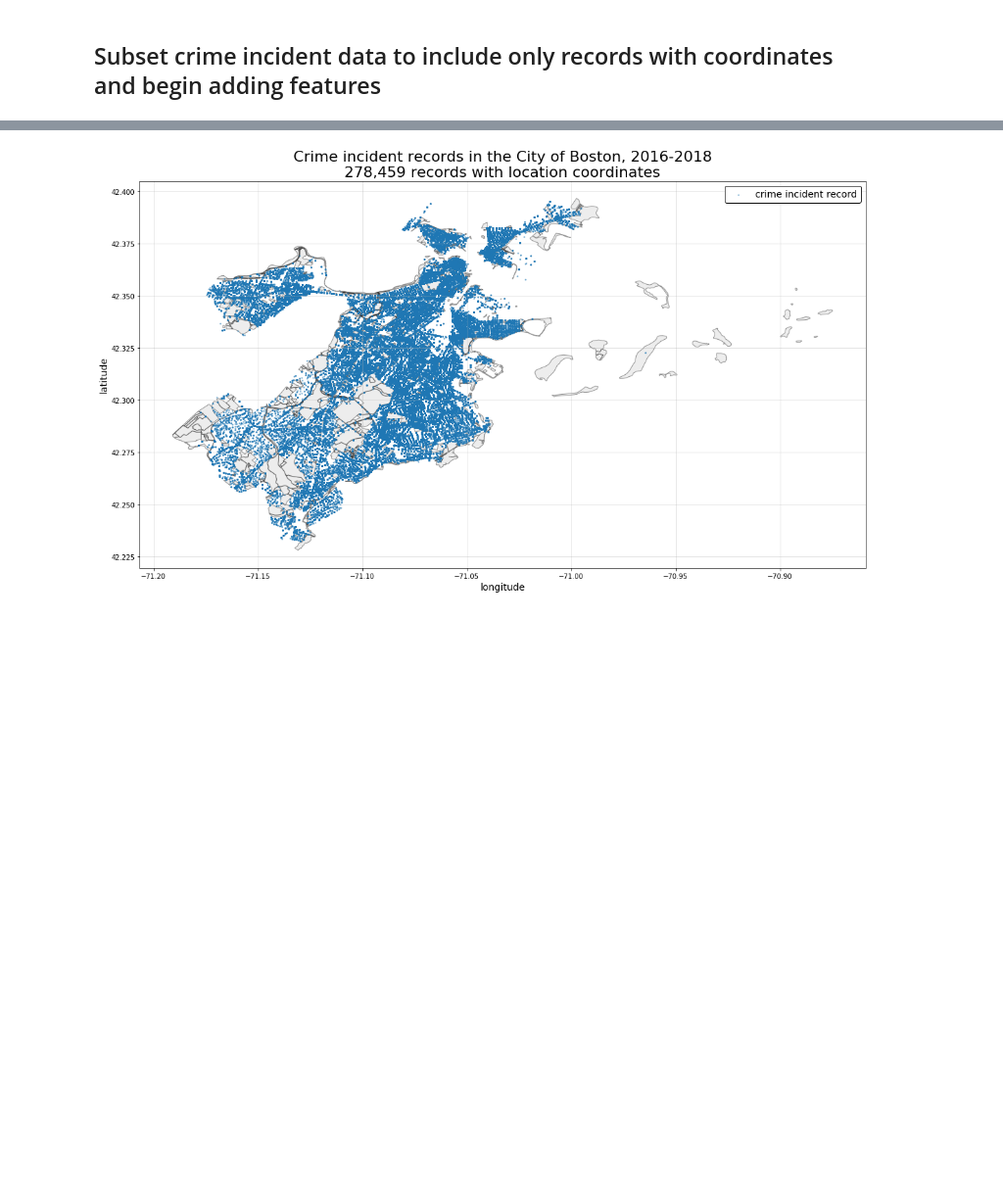
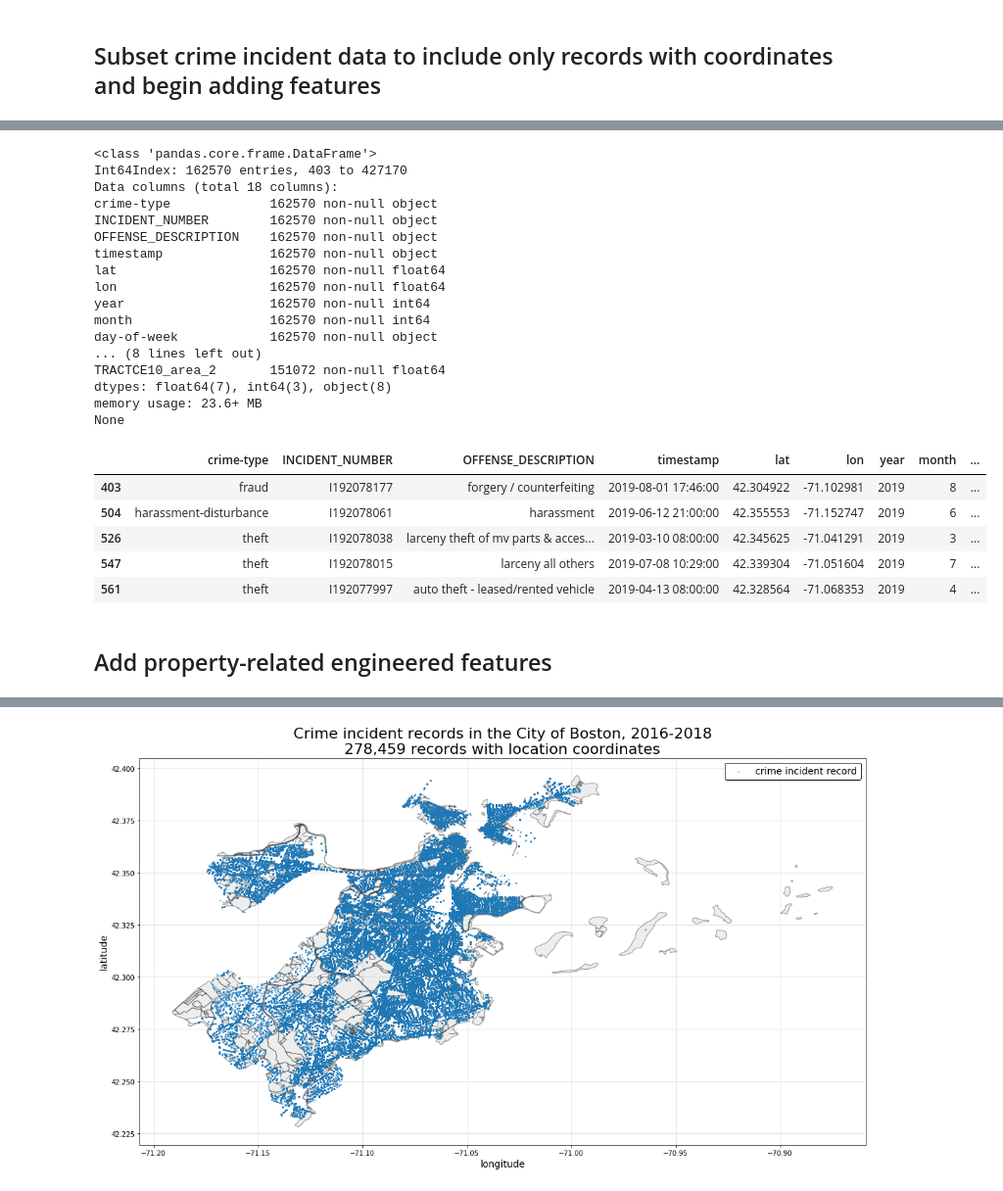
Before and after one commit to sedelmeyer/predicting-crime, a Jupyter notebook: notebooks/009_EDA_crime_incident_reports.ipynb, the cells around one changed output, grey strips where cells are left out. Shown at 98% size. Drawn from its saved outputs; the diff is of its cells as text; code cells hidden in the pictures; blank space fills up the shorter version.

```diff
--- a/notebooks/009_EDA_crime_incident_reports.ipynb
+++ b/notebooks/009_EDA_crime_incident_reports.ipynb
@@ -1173,0 +1510,53 @@ The new crime incident dataset subsetted to include only records with coordinate
+# %%
+keep_cols_dict = {
+    'crime-type': 'crime-type',
+    'INCIDENT_NUMBER': 'INCIDENT_NUMBER',
+    'OFFENSE_DESCRIPTION': 'OFFENSE_DESCRIPTION',
+    'OCCURRED_ON_DATE': 'timestamp',
+    'Lat': 'lat',
+    'Long': 'lon',
+    'YEAR': 'year',
+    'MONTH': 'month',
+    'DAY_OF_WEEK': 'day-of-week',
+    'HOUR': 'hour',
+    'ZIP5_zipcode': 'ZIP5', # shape names are reverted to original for matching ease
+    'ShapeSTAre_zipcode': 'ZIP5_area',
+    'Name_neighborhood': 'Name',
+    'ShapeSTAre_neighborhood': 'Neighborhood_area',
+    'SqMiles_neighborhood': 'Neighborhood_area_2',
+    'TRACTCE10_censustract': 'TRACTCE10',
+    'Shape_STAr_censustract': 'TRACTCE10_area',
+    'Shape__Are_censustract': 'TRACTCE10_area_2',
+}
+# %%
+crime_df = df_crime[keep_cols_dict.keys()].rename(columns=keep_cols_dict)
+crime_df['year'] = crime_df['year'].astype(int)
+# %%
+print(crime_df.info())
+crime_df.head()
+# %% [output]
+<class 'pandas.core.frame.DataFrame'>
+Int64Index: 162570 entries, 403 to 427170
+Data columns (total 18 columns):
+crime-type             162570 non-null object
+INCIDENT_NUMBER        162570 non-null object
+OFFENSE_DESCRIPTION    162570 non-null object
+timestamp              162570 non-null object
+lat                    162570 non-null float64
+lon                    162570 non-null float64
+year                   162570 non-null int64
+month                  162570 non-null int64
+day-of-week            162570 non-null object
+... (8 lines left out)
+TRACTCE10_area_2       151072 non-null float64
+dtypes: float64(7), int64(3), object(8)
+memory usage: 23.6+ MB
+None
+|  | crime-type | INCIDENT_NUMBER | OFFENSE_DESCRIPTION | timestamp | lat | lon | year | month | ... |
+| 403 | fraud | I192078177 | forgery / counterfeiting | 2019-08-01 17:46:00 | 42.304922 | -71.102981 | 2019 | 8 | ... |
+| 504 | harassment-disturbance | I192078061 | harassment | 2019-06-12 21:00:00 | 42.355553 | -71.152747 | 2019 | 6 | ... |
+| 526 | theft | I192078038 | larceny theft of mv parts & acces... | 2019-03-10 08:00:00 | 42.345625 | -71.041291 | 2019 | 3 | ... |
+| 547 | theft | I192078015 | larceny all others | 2019-07-08 10:29:00 | 42.339304 | -71.051604 | 2019 | 7 | ... |
+| 561 | theft | I192077997 | auto theft - leased/rented vehicle | 2019-04-13 08:00:00 | 42.328564 | -71.068353 | 2019 | 4 | ... |
+# %% [markdown]
+## Add property-related engineered features
```
Also changed, not shown: parts of 30 cells of this notebook.
